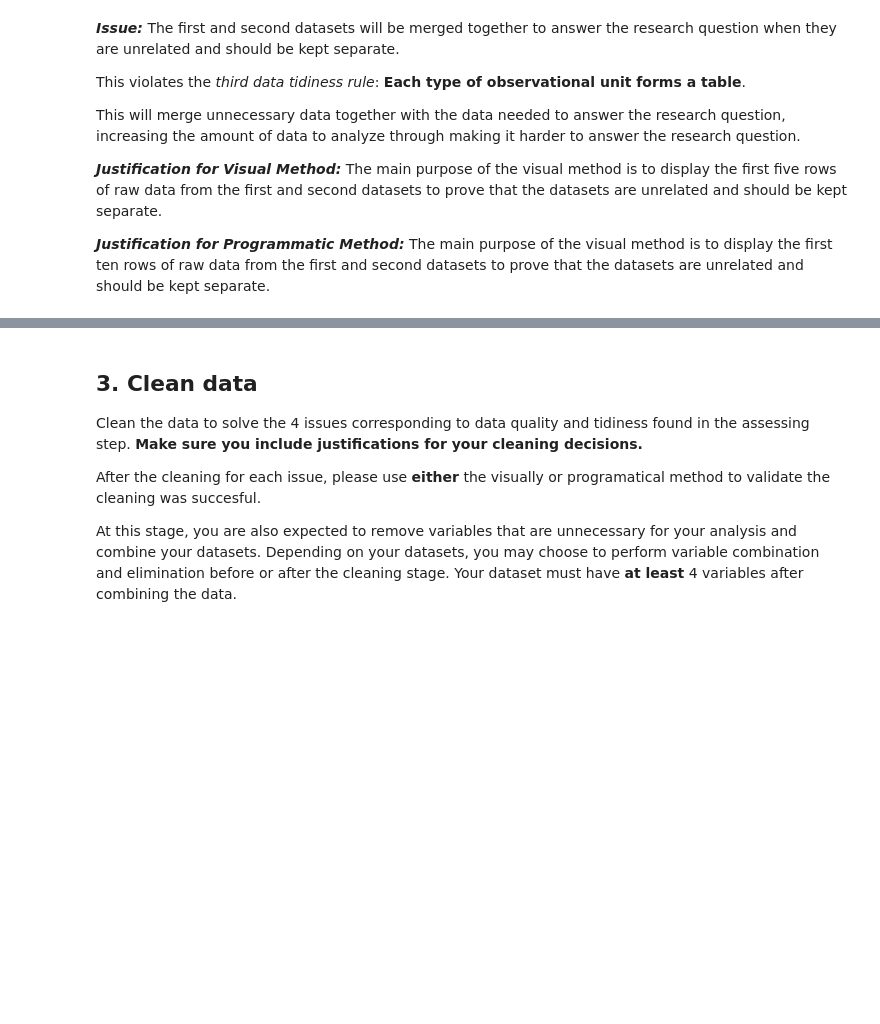
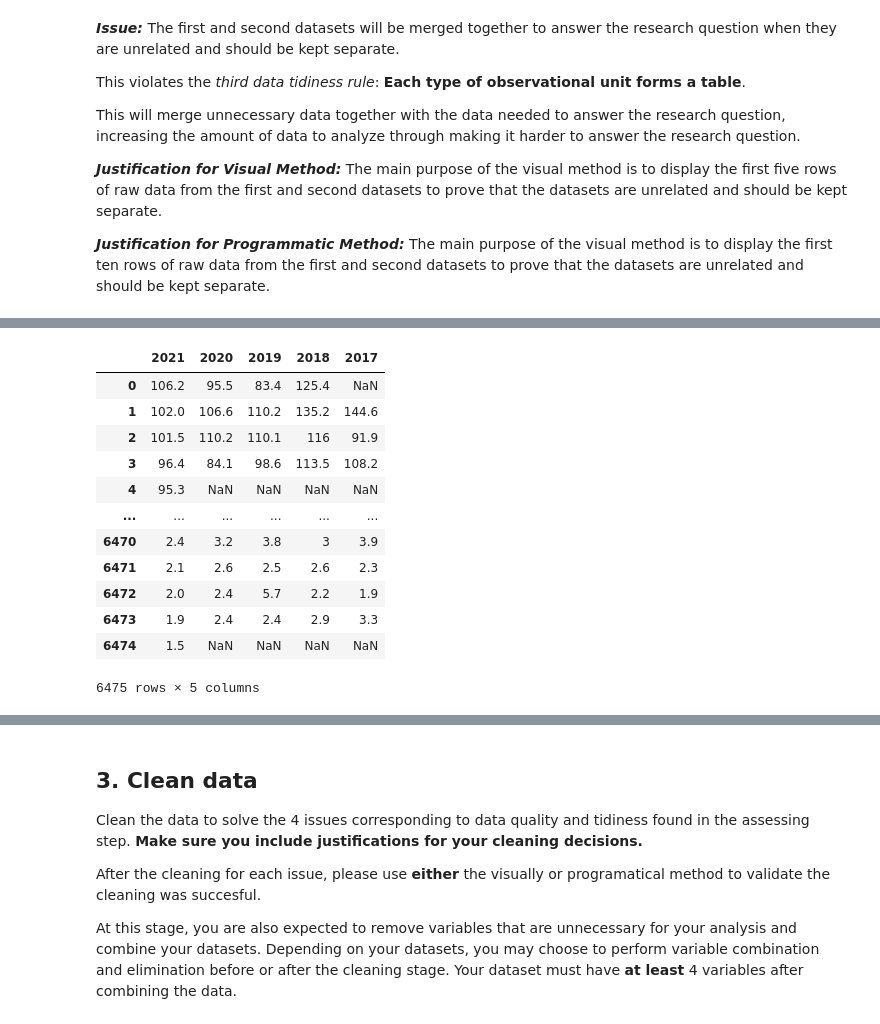
Before and after one commit to jwGitHub9860/Real_World_Data_Wrangling_with_Python, a Jupyter notebook: Data_Wrangling_Project_Starter.ipynb, the cells around one changed output, grey strips where cells are left out. Saved outputs shown, nothing was run; the diff lists cells and outputs as text; code cells hidden in the pictures; blank space fills up the shorter version.

```diff
--- a/Data_Wrangling_Project_Starter.ipynb
+++ b/Data_Wrangling_Project_Starter.ipynb
@@ -496,0 +511,17 @@ This will merge unnecessary data together with the data needed to answer the res
+# %%
+#FILL IN - Inspecting the dataframe programmatically
+df_polluted_cities_and_countries[['2021', '2020', '2019', '2018', '2017']] # displays raw data in "2021", "2020", "2018", and "2017" columns of first dataset
+# %% [output]
+|  | 2021 | 2020 | 2019 | 2018 | 2017 |
+| 0 | 106.2 | 95.5 | 83.4 | 125.4 | NaN |
+| 1 | 102.0 | 106.6 | 110.2 | 135.2 | 144.6 |
+| 2 | 101.5 | 110.2 | 110.1 | 116 | 91.9 |
+| 3 | 96.4 | 84.1 | 98.6 | 113.5 | 108.2 |
+| 4 | 95.3 | NaN | NaN | NaN | NaN |
+| ... | ... | ... | ... | ... | ... |
+| 6470 | 2.4 | 3.2 | 3.8 | 3 | 3.9 |
+| 6471 | 2.1 | 2.6 | 2.5 | 2.6 | 2.3 |
+| 6472 | 2.0 | 2.4 | 5.7 | 2.2 | 1.9 |
+| 6473 | 1.9 | 2.4 | 2.4 | 2.9 | 3.3 |
+| 6474 | 1.5 | NaN | NaN | NaN | NaN |
+6475 rows × 5 columns
```
Also changed, not shown: parts of 4 cells of this notebook.
